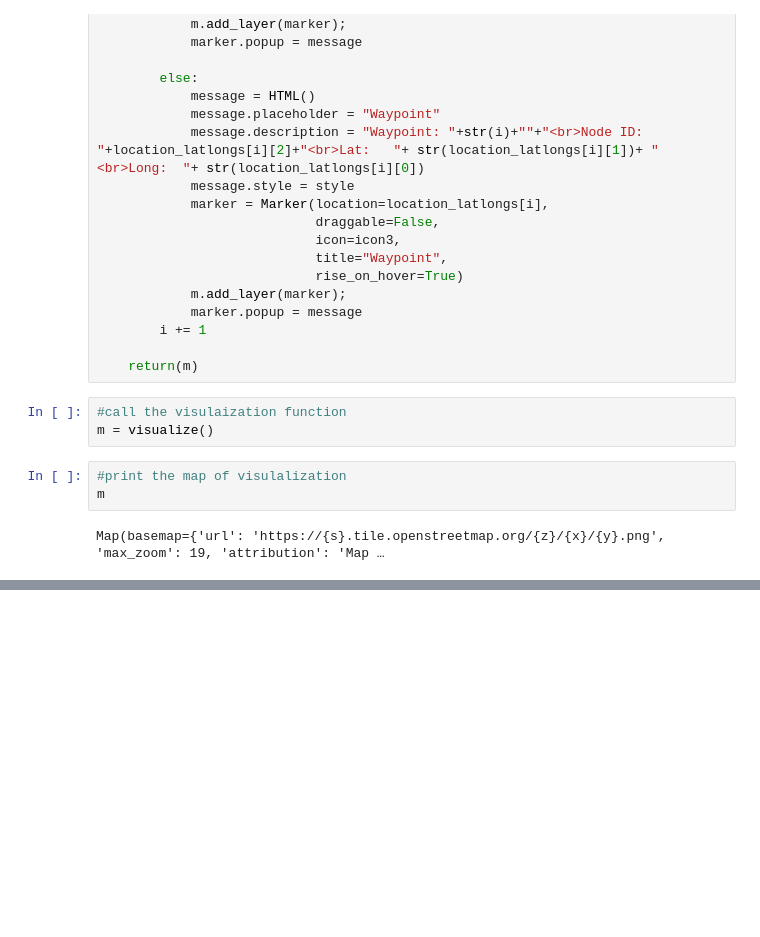
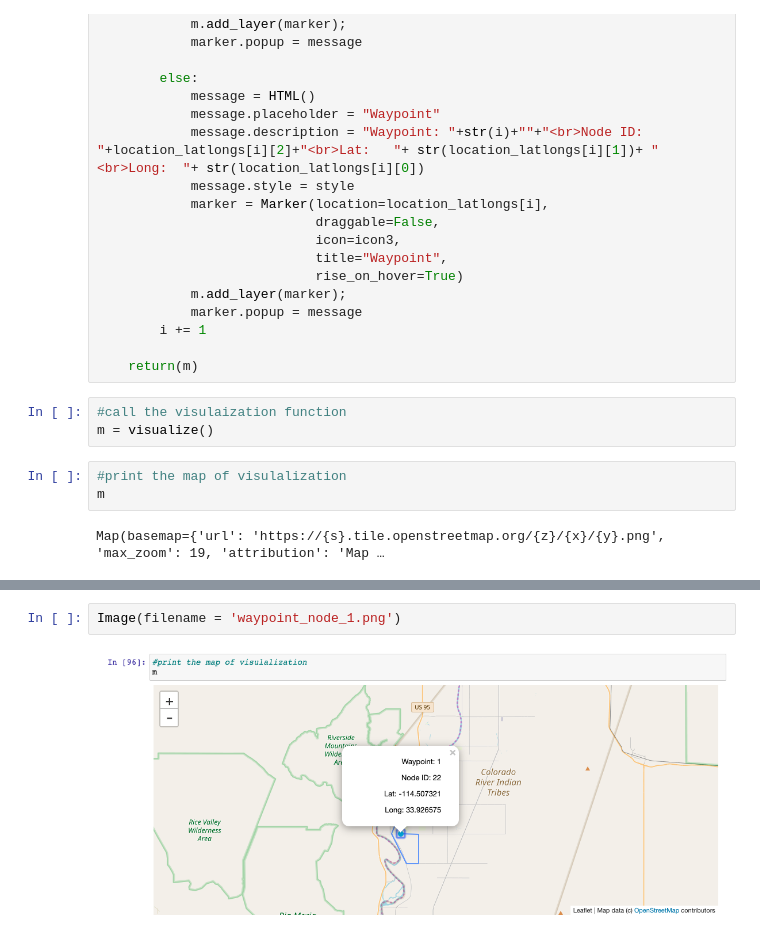
Before and after one commit to pujacj/ADM-HW5, a Jupyter notebook: Functionality-3.ipynb, the cells around one changed output, grey strips where cells are left out. Saved outputs shown, nothing was run; the diff lists cells and outputs as text; blank space fills up the shorter version.

```diff
--- a/Functionality-3.ipynb
+++ b/Functionality-3.ipynb
@@ -413,0 +429,4 @@ Map(basemap={'url': 'https://{s}.tile.openstreetmap.org/{z}/{x}/{y}.png', 'max_z
+# %%
+Image(filename = 'waypoint_node_1.png')
+# %% [output]
+[figure, added]
```
Also changed, not shown: parts of 6 cells of this notebook.
